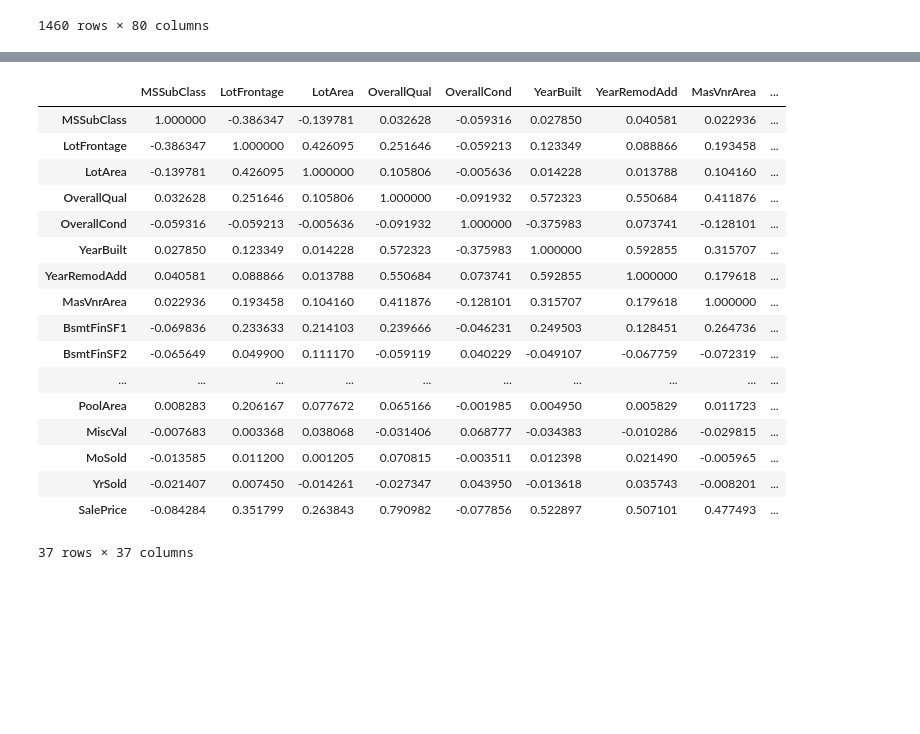
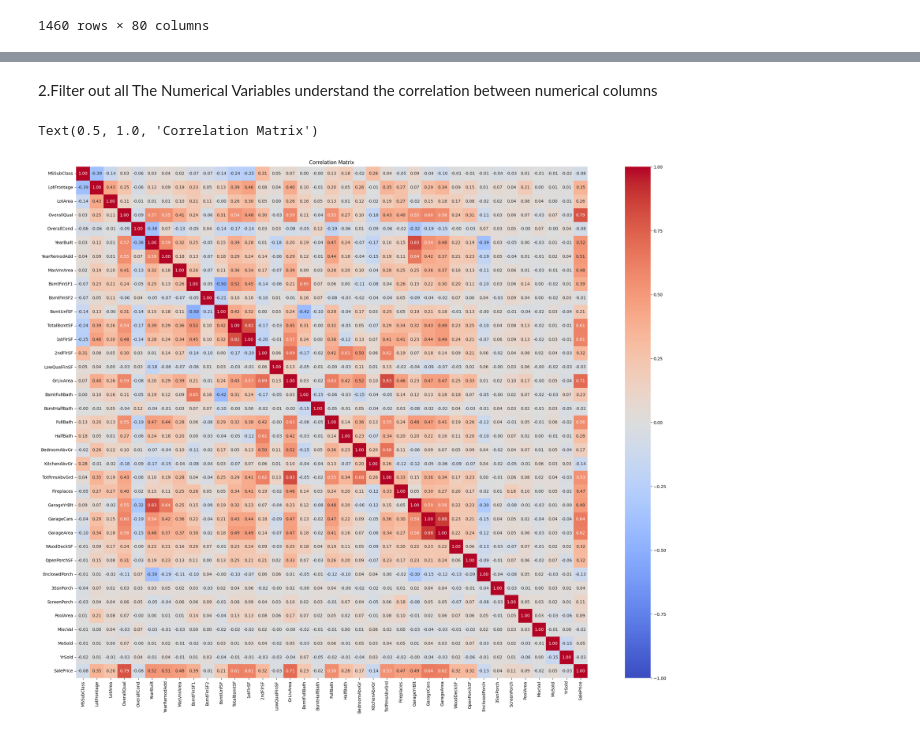
Before and after one commit to armh12/house_prices_data, a Jupyter notebook: house_prices_data.ipynb, the cells around one changed output, grey strips where cells are left out. Cells and saved outputs as stored; diff of their text form; code cells hidden in the pictures; blank space fills up the shorter version.

```diff
--- a/house_prices_data.ipynb
+++ b/house_prices_data.ipynb
@@ -69,39 +79,18 @@ display(percantageCounter(data))
-# %%
-# problem 2
-
-def numericalCols(df: pd.DataFrame):
-    numeric_columns = df.select_dtypes(include = np.number).columns.to_list()
-    new_df = df.loc[:,numeric_columns]
-    return new_df
-
-new_df = numericalCols(data)
-
-# Correlation Matrix is saved as image in repository
-def correlationCols(df: pd.DataFrame):
-    corr = df.corr()
-    display(corr)
-    plt.figure(figsize = (12,12))
-    sns.heatmap(corr, cmap = 'coolwarm')
-    plt.title('Correlarion plot')
-    plt.savefig('Correlation Matrix')
-    plt.close()
-correlationCols(new_df)
-# %% [output]
-|  | MSSubClass | LotFrontage | LotArea | OverallQual | OverallCond | YearBuilt | YearRemodAdd | MasVnrArea | ... |
-| MSSubClass | 1.000000 | -0.386347 | -0.139781 | 0.032628 | -0.059316 | 0.027850 | 0.040581 | 0.022936 | ... |
-| LotFrontage | -0.386347 | 1.000000 | 0.426095 | 0.251646 | -0.059213 | 0.123349 | 0.088866 | 0.193458 | ... |
-| LotArea | -0.139781 | 0.426095 | 1.000000 | 0.105806 | -0.005636 | 0.014228 | 0.013788 | 0.104160 | ... |
-| OverallQual | 0.032628 | 0.251646 | 0.105806 | 1.000000 | -0.091932 | 0.572323 | 0.550684 | 0.411876 | ... |
-| OverallCond | -0.059316 | -0.059213 | -0.005636 | -0.091932 | 1.000000 | -0.375983 | 0.073741 | -0.128101 | ... |
-| YearBuilt | 0.027850 | 0.123349 | 0.014228 | 0.572323 | -0.375983 | 1.000000 | 0.592855 | 0.315707 | ... |
-| YearRemodAdd | 0.040581 | 0.088866 | 0.013788 | 0.550684 | 0.073741 | 0.592855 | 1.000000 | 0.179618 | ... |
-| MasVnrArea | 0.022936 | 0.193458 | 0.104160 | 0.411876 | -0.128101 | 0.315707 | 0.179618 | 1.000000 | ... |
-| BsmtFinSF1 | -0.069836 | 0.233633 | 0.214103 | 0.239666 | -0.046231 | 0.249503 | 0.128451 | 0.264736 | ... |
-| BsmtFinSF2 | -0.065649 | 0.049900 | 0.111170 | -0.059119 | 0.040229 | -0.049107 | -0.067759 | -0.072319 | ... |
-| ... | ... | ... | ... | ... | ... | ... | ... | ... | ... |
-| PoolArea | 0.008283 | 0.206167 | 0.077672 | 0.065166 | -0.001985 | 0.004950 | 0.005829 | 0.011723 | ... |
-| MiscVal | -0.007683 | 0.003368 | 0.038068 | -0.031406 | 0.068777 | -0.034383 | -0.010286 | -0.029815 | ... |
-| MoSold | -0.013585 | 0.011200 | 0.001205 | 0.070815 | -0.003511 | 0.012398 | 0.021490 | -0.005965 | ... |
-| YrSold | -0.021407 | 0.007450 | -0.014261 | -0.027347 | 0.043950 | -0.013618 | 0.035743 | -0.008201 | ... |
-| SalePrice | -0.084284 | 0.351799 | 0.263843 | 0.790982 | -0.077856 | 0.522897 | 0.507101 | 0.477493 | ... |
-37 rows × 37 columns
+# %% [markdown]
+2.Filter out all The Numerical Variables understand the correlation between numerical columns
+# %%
+# problem 2
+
+def numericVariables(df: pd.DataFrame):
+    num_df = df.select_dtypes(include = np.number)
+    return num_df
+
+num_df = numericVariables(data)
+corr_data = num_df.corr()
+plt.figure(figsize = (32,22))
+kwargs = dict(vmin = -1, vmax = 1, fmt = '.2f', annot = True, cbar = True, cmap = 'coolwarm', square = True)
+corr_matrix = sns.heatmap(corr_data, **kwargs);
+corr_matrix.set_title('Correlation Matrix')
+# %% [output]
+Text(0.5, 1.0, 'Correlation Matrix')
+[figure, added]
```
Also changed, not shown: parts of 29 cells of this notebook.
